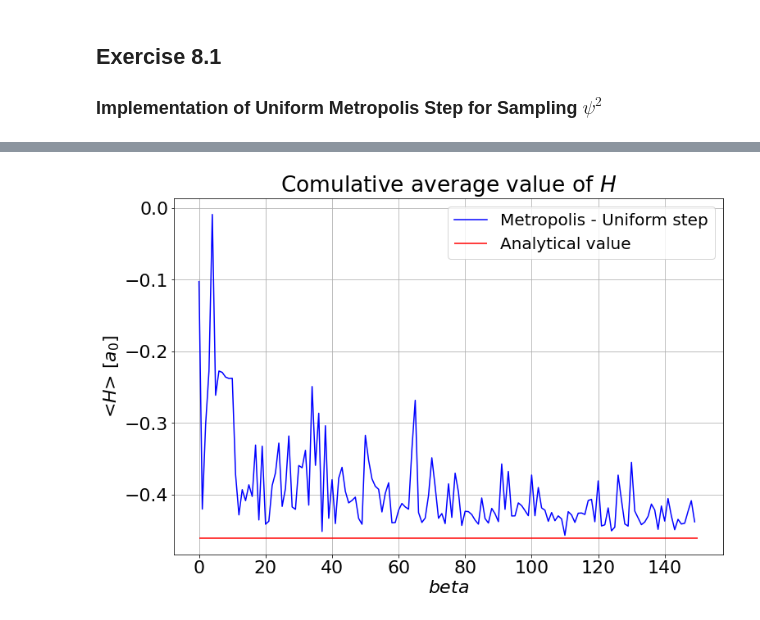
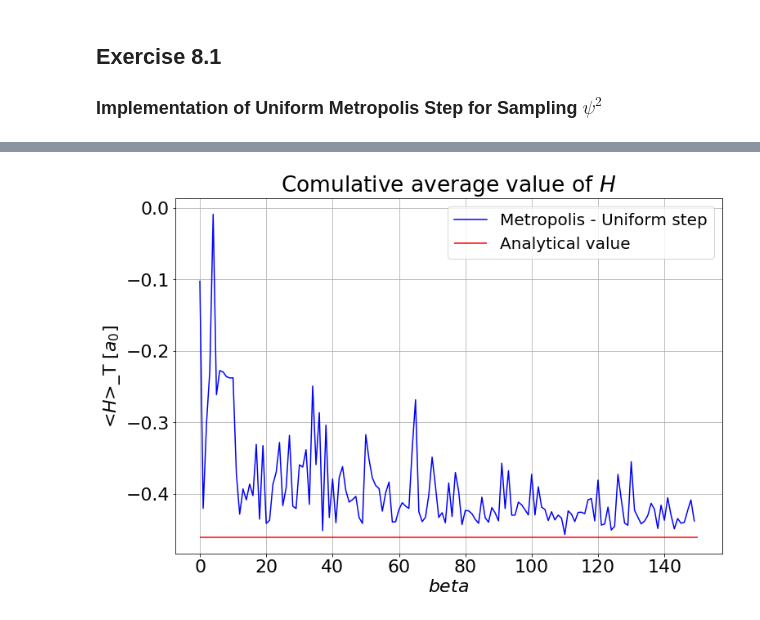
Before and after one commit to eddbell/NSL, a Jupyter notebook: Exercise08/Exercise_08.ipynb, the cells around one changed output, grey strips where cells are left out. Saved outputs shown, nothing was run; the diff lists cells and outputs as text; code cells hidden in the pictures.

```diff
--- a/Exercise08/Exercise_08.ipynb
+++ b/Exercise08/Exercise_08.ipynb
@@ -111,17 +136,17 @@ In this exercise, we focus on the implementation of a Uniform Metropolis Step fo
 # %%
 temp,mu, sigma, H = np.loadtxt("./data/out_opt_1.dat", usecols=(0,1,2,3), unpack = True)
 
 plt.rcParams.update({'font.size': 22})
 
 plt.figure(figsize=(12, 8))
 plt.title("Comulative average value of $H$")
 plt.plot(H,color="blue",label="Metropolis - Uniform step")
 plt.xlabel('$beta $')
-plt.ylabel('<$H$> [$a_0$]')
+plt.ylabel('<$H$>_T [$a_0$]')
 plt.hlines(-0.46046587969271513,0,len(H),color ="red",label="Analytical value")
 plt.grid(True)
 plt.legend(prop={'size': 20})
 
 plt.show()
 # %% [output]
-[figure, old version]
+[figure, new version]
```
Also changed, not shown: parts of 14 cells of this notebook, 1 other file.
